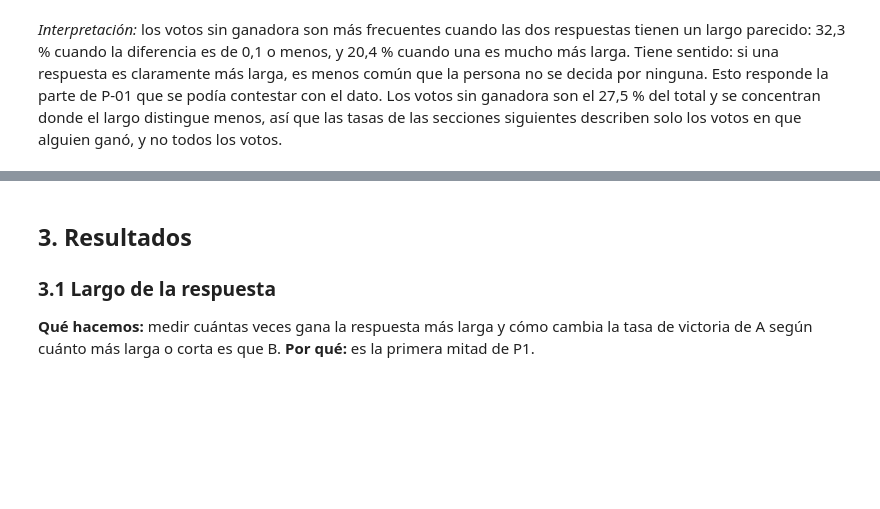
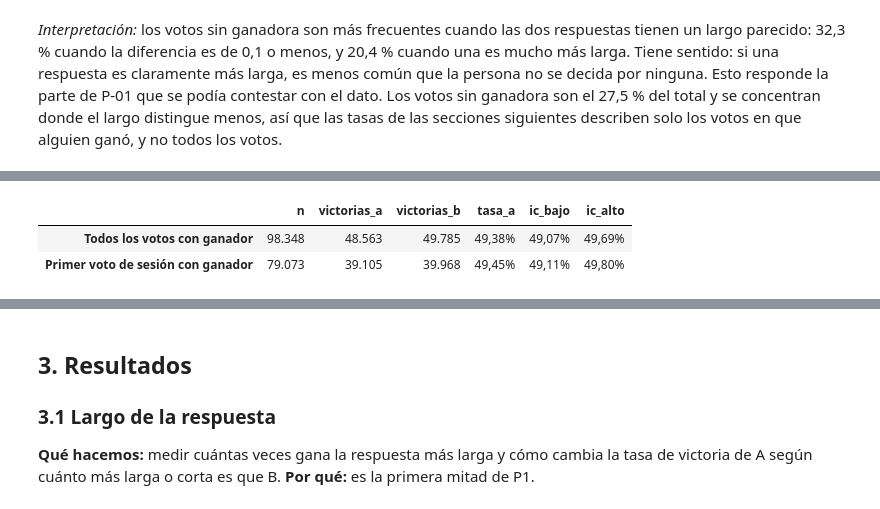
Before and after one commit to JoseFredes/lmarena-sumativa1, a Jupyter notebook: F4/F4_01_analisis_integrador.ipynb, the cells around one changed output, grey strips where cells are left out. Cells and saved outputs as stored; diff of their text form; code cells hidden in the pictures; blank space fills up the shorter version.

```diff
--- a/F4/F4_01_analisis_integrador.ipynb
+++ b/F4/F4_01_analisis_integrador.ipynb
@@ -127,0 +134,26 @@ empates.assign(tasa_pct=(empates["tasa"] * 100).round(1))[["n", "sin_ganador", "
+# %%
+import pandas as pd
+from arena.analisis import resumen_posicion_ab
+
+primeros_votos = d.loc[d["evaluation_order"] == 1]
+
+posicion_ab = pd.DataFrame(
+    [
+        resumen_posicion_ab(d),
+        resumen_posicion_ab(primeros_votos),
+    ],
+    index=["Todos los votos con ganador", "Primer voto de sesión con ganador"],
+)
+
+posicion_ab.style.format({
+    "n": "{:,.0f}",
+    "victorias_a": "{:,.0f}",
+    "victorias_b": "{:,.0f}",
+    "tasa_a": "{:.2%}",
+    "ic_bajo": "{:.2%}",
+    "ic_alto": "{:.2%}",
+}, thousands=".", decimal=",")
+# %% [output]
+|  | n | victorias_a | victorias_b | tasa_a | ic_bajo | ic_alto |
+| Todos los votos con ganador | 98.348 | 48.563 | 49.785 | 49,38% | 49,07% | 49,69% |
+| Primer voto de sesión con ganador | 79.073 | 39.105 | 39.968 | 49,45% | 49,11% | 49,80% |
```
Also changed, not shown: parts of 3 cells of this notebook.
